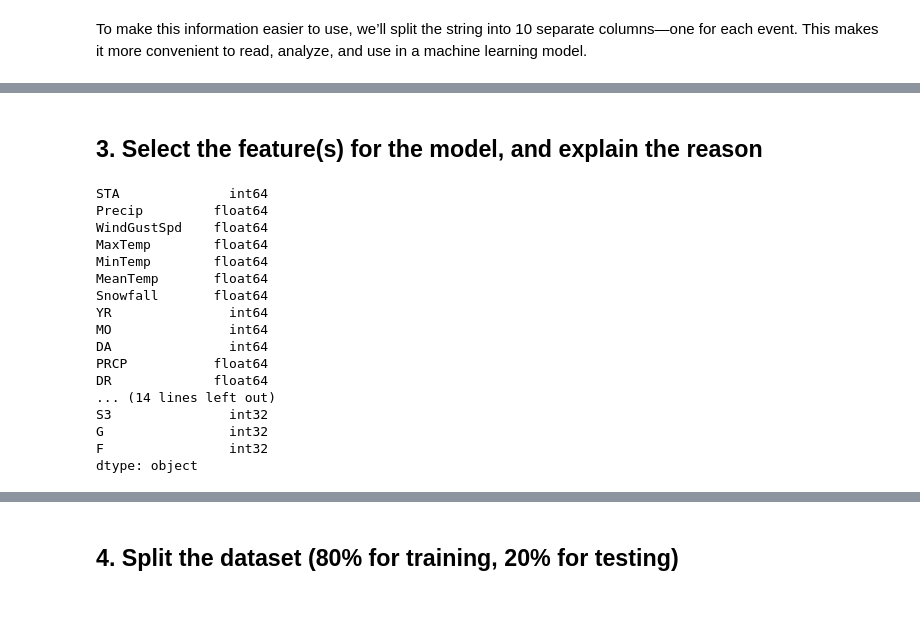
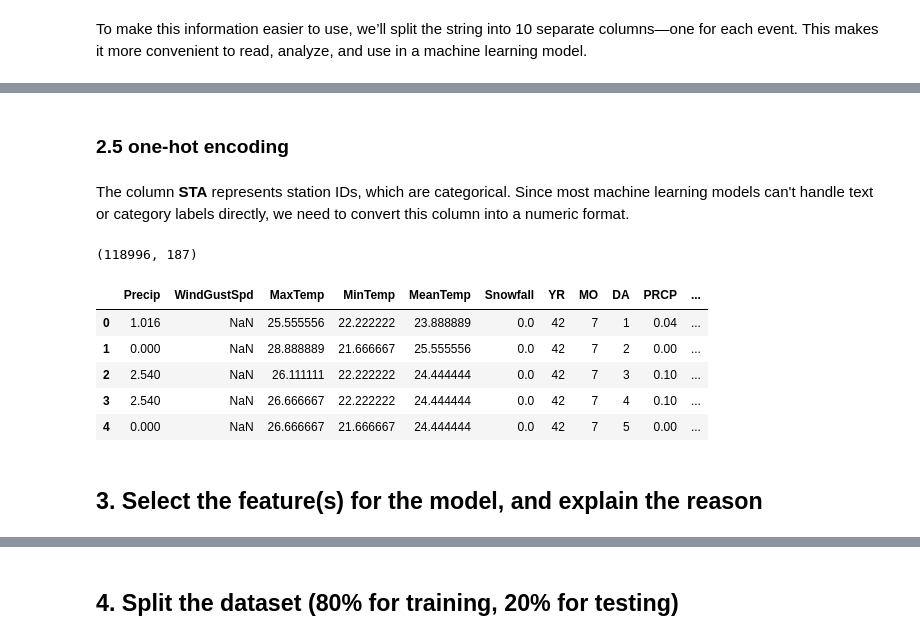
Before and after one commit to wyan170/Phase2_project, a Jupyter notebook: data-science/2. Machine Learning Project/part2_submission.ipynb, the cells around one changed output, grey strips where cells are left out. Saved outputs shown, nothing was run; the diff lists cells and outputs as text; code cells hidden in the pictures; blank space fills up the shorter version.

```diff
--- a/data-science/2. Machine Learning Project/part2_submission.ipynb
+++ b/data-science/2. Machine Learning Project/part2_submission.ipynb
@@ -267,0 +265,20 @@ Index(['STA', 'Precip', 'WindGustSpd', 'MaxTemp', 'MinTemp', 'MeanTemp',
+# %% [markdown]
+### 2.5 one-hot encoding
+# %% [markdown]
+The column **STA** represents station IDs, which are categorical. Since most machine learning models can't handle text or category labels directly, we need to convert this column into a numeric format.
+# %%
+# one-hot encoding
+sta_dummies = pd.get_dummies(df['STA'], prefix='STA',dtype=int)
+
+# add to the original df
+df = pd.concat([df.drop(columns=['STA']), sta_dummies], axis=1)
+print(df.shape)
+df.head(5)
+# %% [output]
+(118996, 187)
+|  | Precip | WindGustSpd | MaxTemp | MinTemp | MeanTemp | Snowfall | YR | MO | DA | PRCP | ... |
+| 0 | 1.016 | NaN | 25.555556 | 22.222222 | 23.888889 | 0.0 | 42 | 7 | 1 | 0.04 | ... |
+| 1 | 0.000 | NaN | 28.888889 | 21.666667 | 25.555556 | 0.0 | 42 | 7 | 2 | 0.00 | ... |
+| 2 | 2.540 | NaN | 26.111111 | 22.222222 | 24.444444 | 0.0 | 42 | 7 | 3 | 0.10 | ... |
+| 3 | 2.540 | NaN | 26.666667 | 22.222222 | 24.444444 | 0.0 | 42 | 7 | 4 | 0.10 | ... |
+| 4 | 0.000 | NaN | 26.666667 | 21.666667 | 24.444444 | 0.0 | 42 | 7 | 5 | 0.00 | ... |
@@ -268,22 +292,2 @@ Index(['STA', 'Precip', 'WindGustSpd', 'MaxTemp', 'MinTemp', 'MeanTemp',
 # %% [markdown]
 ## 3. Select the feature(s) for the model, and explain the reason
-# %%
-df.dtypes
-# %% [output]
-STA              int64
-Precip         float64
-WindGustSpd    float64
-MaxTemp        float64
-MinTemp        float64
-MeanTemp       float64
-Snowfall       float64
-YR               int64
-MO               int64
-DA               int64
-PRCP           float64
-DR             float64
-... (14 lines left out)
-S3               int32
-G                int32
-F                int32
-dtype: object
```
Also changed, not shown: parts of 14 cells of this notebook.
